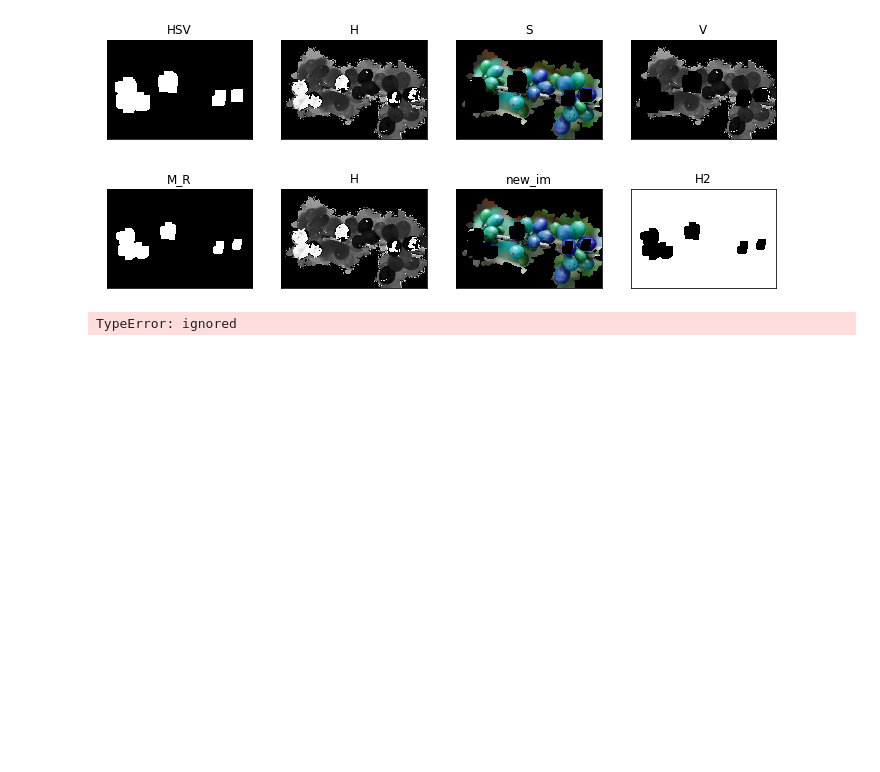
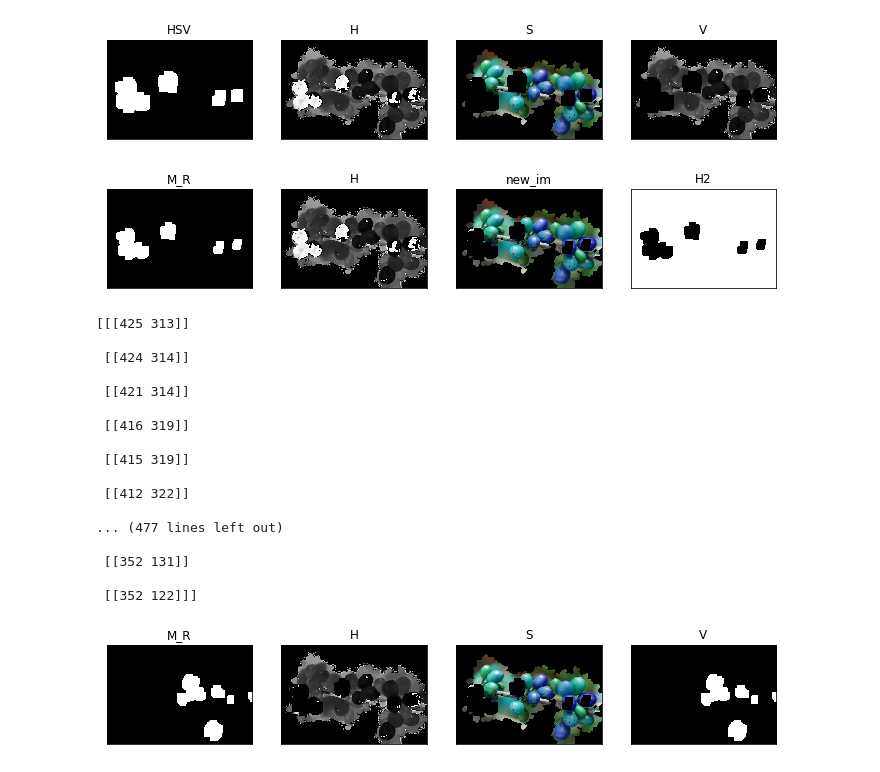
Before and after one commit to waltermayor/DigitalImageProcessing_colab, a Jupyter notebook: cafe.ipynb, the cells around one changed output. Drawn from its saved outputs; the diff is of its cells as text; code cells hidden in the pictures; blank space fills up the shorter version.

```diff
--- a/cafe.ipynb
+++ b/cafe.ipynb
@@ -134,18 +134,46 @@ display4(M_R,H,new_im,H2,"M_R","H","new_im","H2")
 # %%
 
 img_HSV=cv2.cvtColor(new_im, cv2.COLOR_BGR2HSV);
 H_3,S,V = cv2.split(img_HSV)
 H3=fraccionamiento(H_3,0,1)
 H3= Threshold(H3,20)
 H3=negative(H3)
 H3=erosion = cv2.erode(H3,kernel,iterations = 3)
 M_Y = cv2.dilate(H3, kernel, iterations=6)
 
-edged = cv2.Canny(M_Y, 5,80)
-_, contours, _=cv2.findContours(edged, cv2.RETR_LIST, cv2.CHAIN_APPROX_SIMPLE)
-M_Y=cv2.drawContours(M_Y,contours)
+_, contours, _= cv2.findContours(image = M_Y, mode = cv2.RETR_EXTERNAL, method = cv2.CHAIN_APPROX_SIMPLE)
+M_YC=cv2.drawContours(image = new_im, contours = contours[0], contourIdx = -1, color = (255, 0, 0), thickness = -1)
+
+#areas=[]
+
+for idx,c in enumerate(contours):
+    area=cv2.contourArea(c)
+    #areas.append(cv2.contourArea(c))
+    print(c)
+
+    if area <= 1000:
+      print(area)
+      M_YC=cv2.drawContours(image = new_im, contours = c, contourIdx = -1, color = (255, 0, 0), thickness = -1)
 
 
-display4(M_Y,H_3,new_im,M_Y,"M_R","H","S","V")
+#print(areas)
+display4(M_Y,H_3,M_YC,M_Y,"M_R","H","S","V")
 # %% [output]
-TypeError: ignored
+[[[425 313]]
+
+ [[424 314]]
+
+ [[421 314]]
+
+ [[416 319]]
+
+ [[415 319]]
+
+ [[412 322]]
+
+... (477 lines left out)
+
+ [[352 131]]
+
+ [[352 122]]]
+[figure, added]
```
